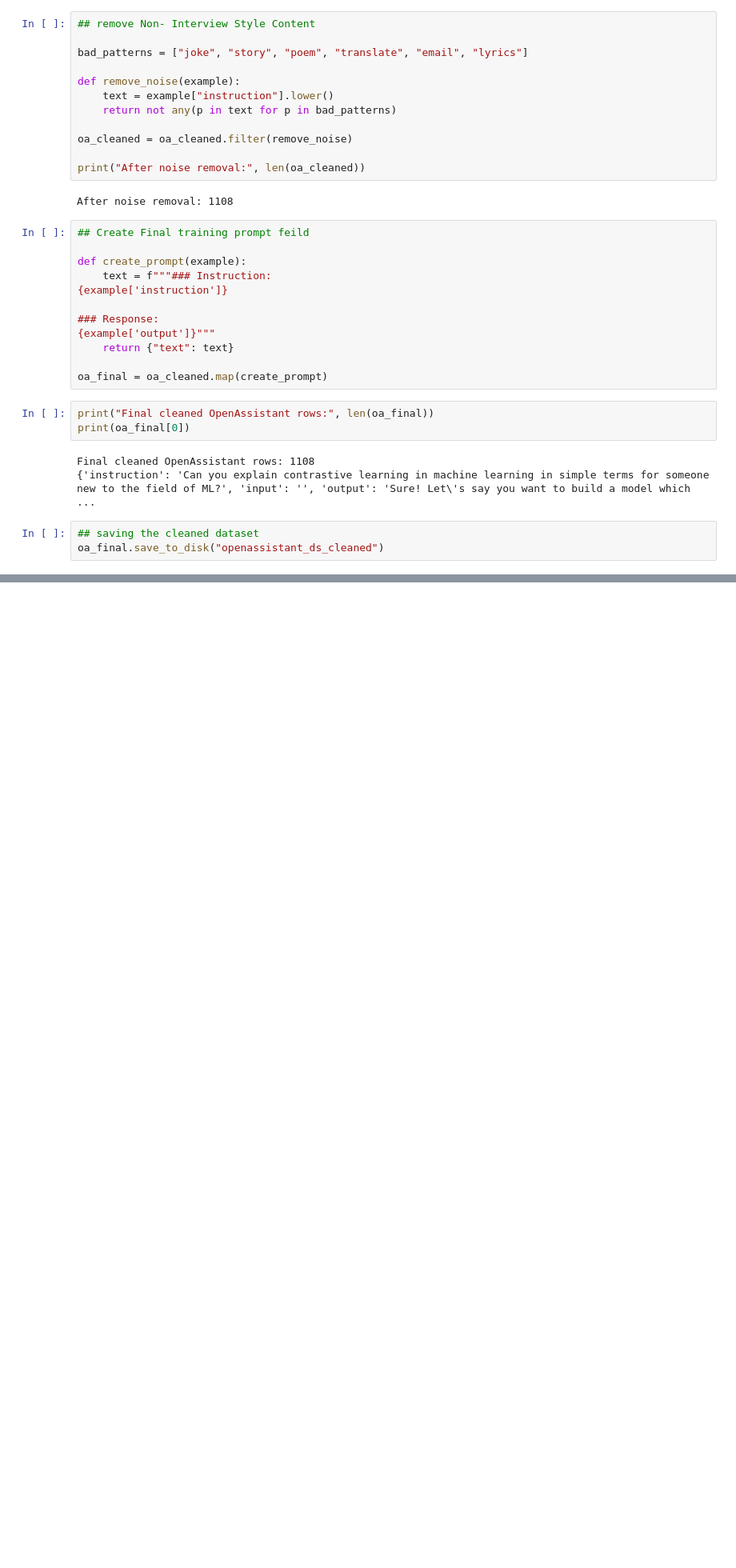
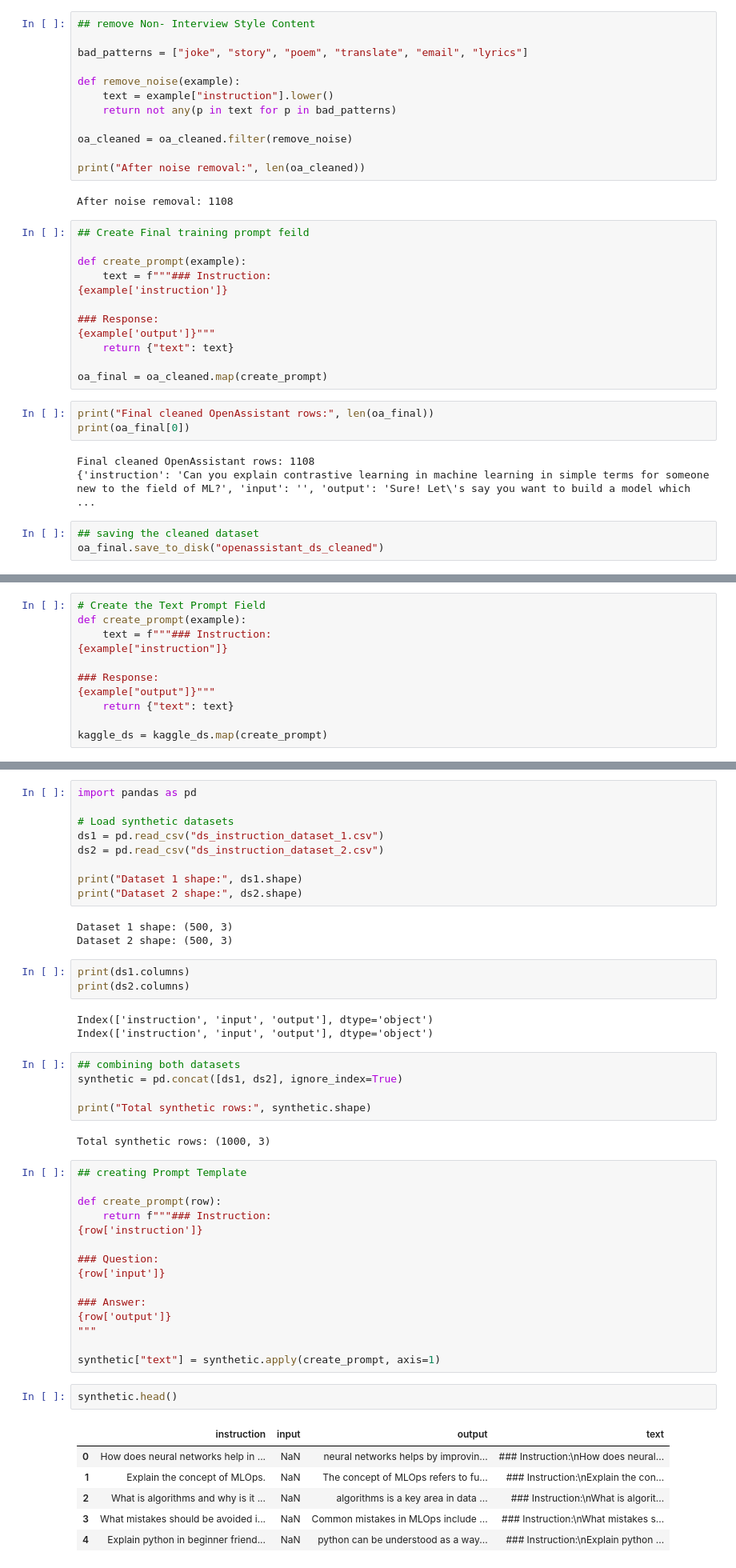
Before and after one commit to arun-mishra22/Data-Science-Interview-Assistant, a Jupyter notebook: data_loading.ipynb, the cells around one changed output, grey strips where cells are left out. Shown at 80% size. Saved outputs shown, nothing was run; the diff lists cells and outputs as text; blank space fills up the shorter version.

```diff
--- a/data_loading.ipynb
+++ b/data_loading.ipynb
@@ -383,0 +427,11 @@ oa_final.save_to_disk("openassistant_ds_cleaned")
+# %%
+# Create the Text Prompt Field
+def create_prompt(example):
+    text = f"""### Instruction:
+{example["instruction"]}
+
+### Response:
+{example["output"]}"""
+    return {"text": text}
+
+kaggle_ds = kaggle_ds.map(create_prompt)
@@ -383,0 +461,49 @@ oa_final.save_to_disk("openassistant_ds_cleaned")
+# %%
+import pandas as pd
+
+# Load synthetic datasets
+ds1 = pd.read_csv("ds_instruction_dataset_1.csv")
+ds2 = pd.read_csv("ds_instruction_dataset_2.csv")
+
+print("Dataset 1 shape:", ds1.shape)
+print("Dataset 2 shape:", ds2.shape)
+# %% [output]
+Dataset 1 shape: (500, 3)
+Dataset 2 shape: (500, 3)
+# %%
+print(ds1.columns)
+print(ds2.columns)
+# %% [output]
+Index(['instruction', 'input', 'output'], dtype='object')
+Index(['instruction', 'input', 'output'], dtype='object')
+# %%
+## combining both datasets
+synthetic = pd.concat([ds1, ds2], ignore_index=True)
+
+print("Total synthetic rows:", synthetic.shape)
+# %% [output]
+Total synthetic rows: (1000, 3)
+# %%
+## creating Prompt Template
+
+def create_prompt(row):
+    return f"""### Instruction:
+{row['instruction']}
+
+### Question:
+{row['input']}
+
+### Answer:
+{row['output']}
+"""
+
+synthetic["text"] = synthetic.apply(create_prompt, axis=1)
+# %%
+synthetic.head()
+# %% [output]
+|  | instruction | input | output | text |
+| 0 | How does neural networks help in ... | NaN | neural networks helps by improvin... | ### Instruction:\nHow does neural... |
+| 1 | Explain the concept of MLOps. | NaN | The concept of MLOps refers to fu... | ### Instruction:\nExplain the con... |
+| 2 | What is algorithms and why is it ... | NaN | algorithms is a key area in data ... | ### Instruction:\nWhat is algorit... |
+| 3 | What mistakes should be avoided i... | NaN | Common mistakes in MLOps include ... | ### Instruction:\nWhat mistakes s... |
+| 4 | Explain python in beginner friend... | NaN | python can be understood as a way... | ### Instruction:\nExplain python ... |
```
Also changed, not shown: parts of 34 cells of this notebook, 30 other files.
